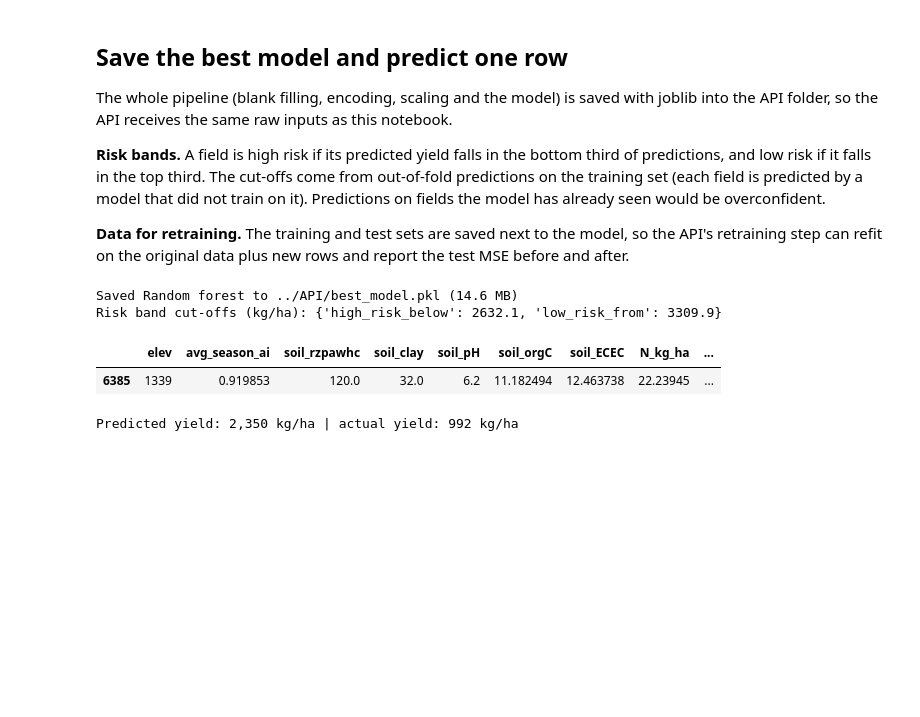
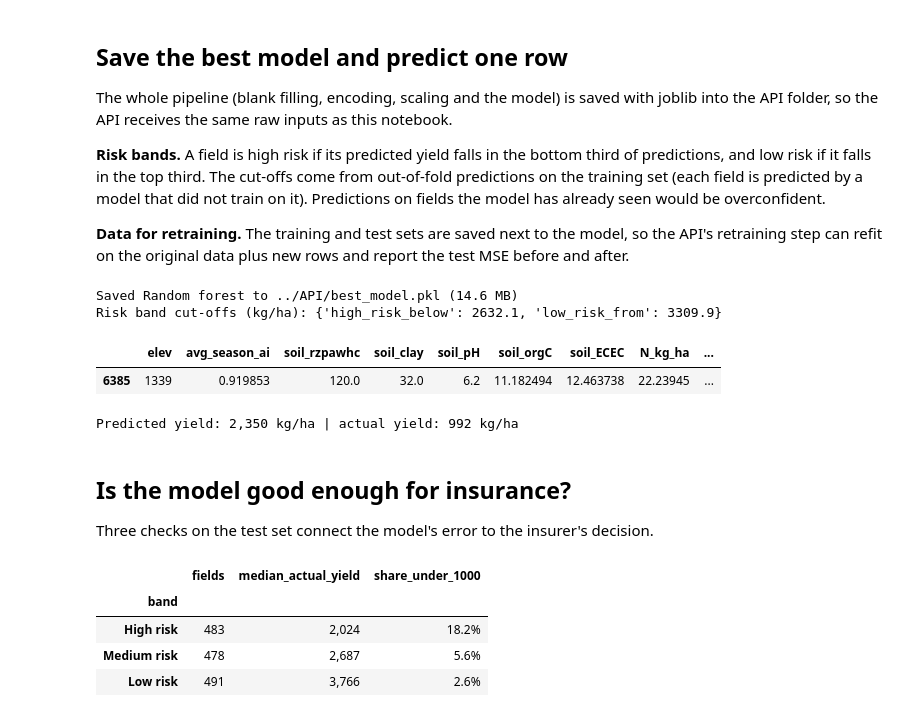
Before and after one commit to Kiguru-Alu/linear_regression_model, a Jupyter notebook: summative/linear_regression/multivariate.ipynb, the cells around one changed output. Saved outputs shown, nothing was run; the diff lists cells and outputs as text; code cells hidden in the pictures; blank space fills up the shorter version.

```diff
--- a/summative/linear_regression/multivariate.ipynb
+++ b/summative/linear_regression/multivariate.ipynb
@@ -738,3 +738,28 @@ print(f"Predicted yield: {predicted:,.0f} kg/ha | actual yield: {y_test.iloc[0]:
 |  | elev | avg_season_ai | soil_rzpawhc | soil_clay | soil_pH | soil_orgC | soil_ECEC | N_kg_ha | ... |
 | 6385 | 1339 | 0.919853 | 120.0 | 32.0 | 6.2 | 11.182494 | 12.463738 | 22.23945 | ... |
 Predicted yield: 2,350 kg/ha | actual yield: 992 kg/ha
+# %% [markdown]
+## Is the model good enough for insurance?
+
+Three checks on the test set connect the model's error to the insurer's decision.
+# %%
+def risk_band(predicted_yield):
+    if predicted_yield < risk_bands["high_risk_below"]:
+        return "High risk"
+    if predicted_yield < risk_bands["low_risk_from"]:
+        return "Medium risk"
+    return "Low risk"
+
+
+test_predictions = best_model.predict(X_test)
+bands = pd.DataFrame({"band": [risk_band(p) for p in test_predictions], "actual": y_test.to_numpy()})
+bands.groupby("band")["actual"].agg(
+    fields="count", median_actual_yield="median", share_under_1000=lambda s: (s < 1000).mean()
+).reindex(["High risk", "Medium risk", "Low risk"]).style.format(
+    {"median_actual_yield": "{:,.0f}", "share_under_1000": "{:.1%}"})
+# %% [output]
+|  | fields | median_actual_yield | share_under_1000 |
+| band |  |  |  |
+| High risk | 483 | 2,024 | 18.2% |
+| Medium risk | 478 | 2,687 | 5.6% |
+| Low risk | 491 | 3,766 | 2.6% |
```
Also changed, not shown: parts of 5 cells of this notebook.
